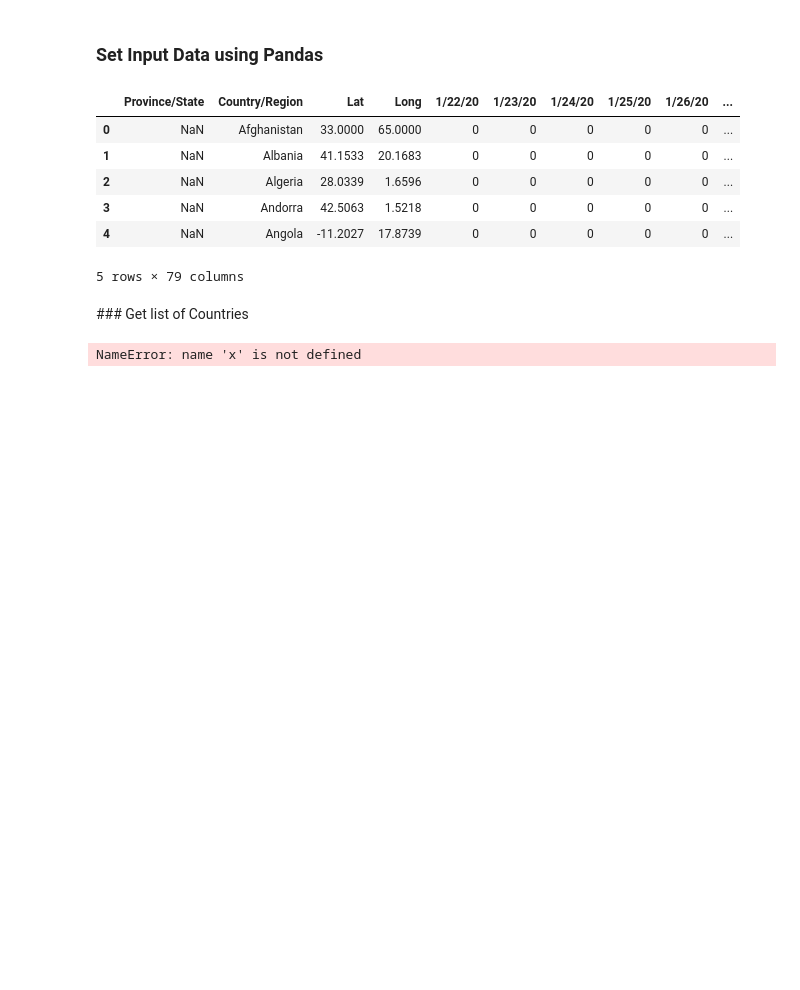
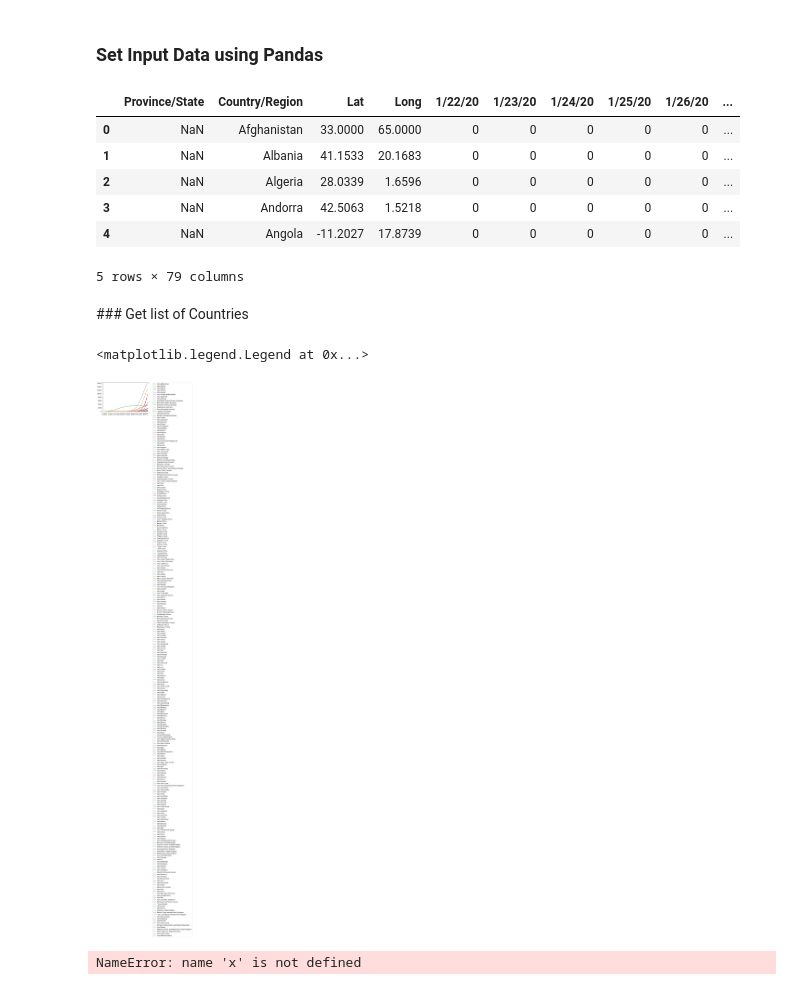
Before and after one commit to JeanRosselVallee/jupyter, a Jupyter notebook: COVID-Evolution.ipynb, the cells around one changed output. Saved outputs shown, nothing was run; the diff lists cells and outputs as text; code cells hidden in the pictures; blank space fills up the shorter version.

Commit message:
Add files via upload
Plot lines per country

```diff
--- a/COVID-Evolution.ipynb
+++ b/COVID-Evolution.ipynb
@@ -12,6 +12,7 @@ file_deaths = "https://raw.githubusercontent.com/CSSEGISandData/COVID-19/master/
 # %%
 import pandas as pnd
 df_deaths = pnd.read_csv(file_deaths)
+df_deaths_per_country = df_deaths.groupby(['Country/Region'])
 # %%
 df_deaths.head()
 # %% [output]
@@ -24,6 +25,16 @@ df_deaths.head()
 5 rows × 79 columns
 # %% [markdown]
 ### Get list of Countries
+# %%
+import matplotlib.pyplot as plt
+for x in df_deaths_per_country.iterrows():
+    x[1][4:].plot(label=str(x[1][0]) + '-' + x[1][1])
+#plt.legend()
+
+plt.legend(bbox_to_anchor=(1.05, 1))
+# %% [output]
+<matplotlib.legend.Legend at 0x...>
+[figure, added]
 # %%
 list_countries = df_deaths[['Country/Region']]
 # list_dates =
```
